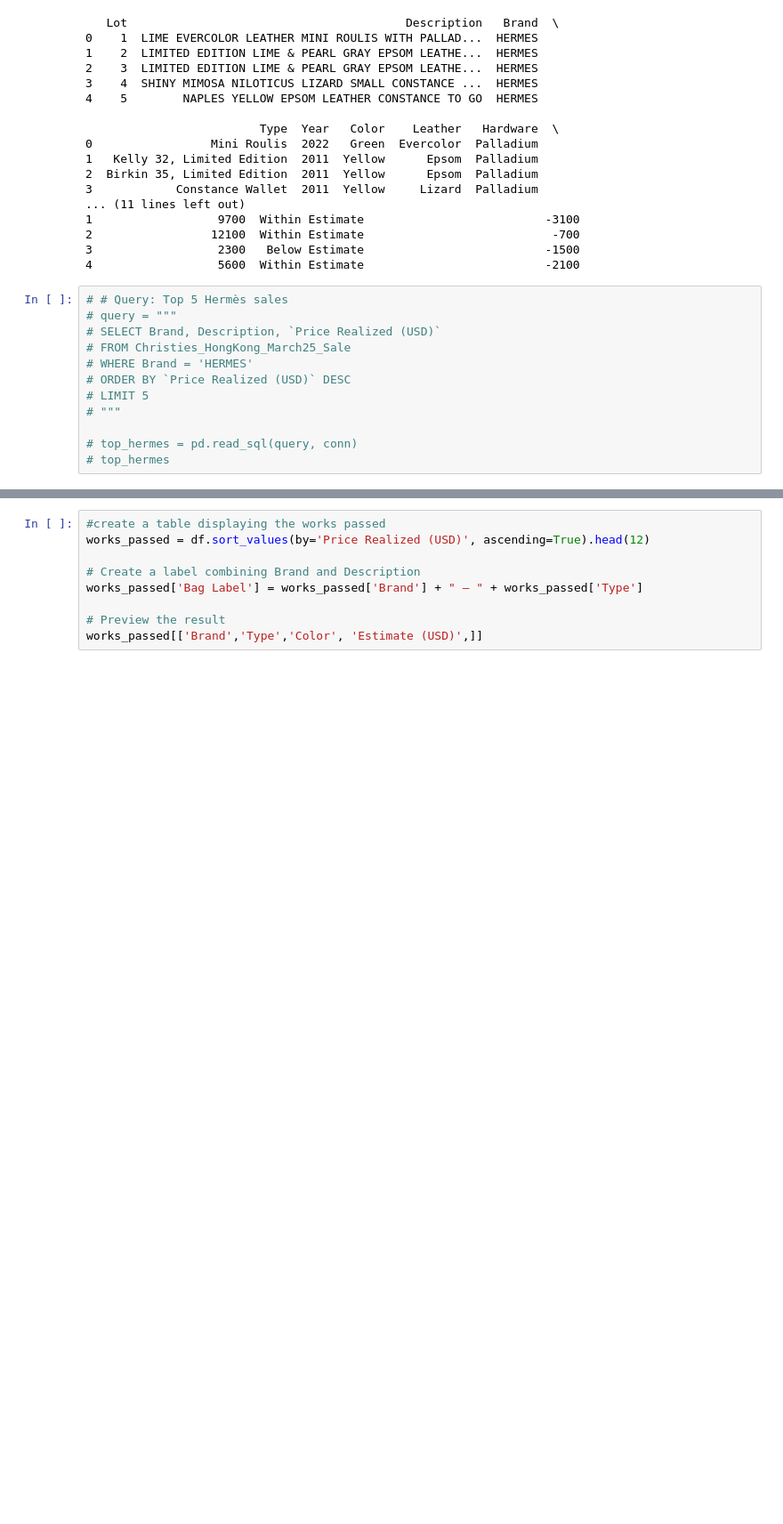
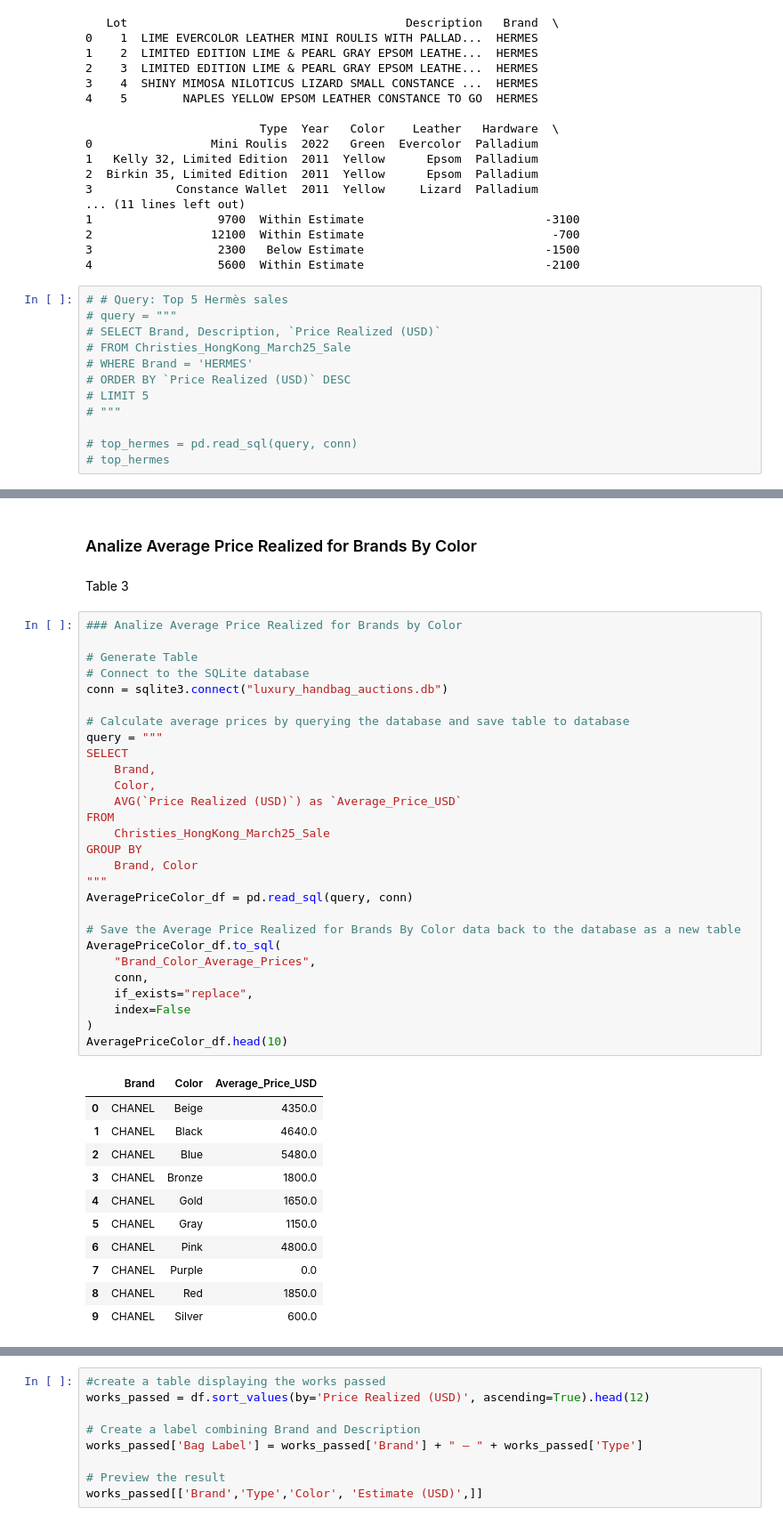
Before and after one commit to PatriciaDaher/Project3-Luxurybags, a Jupyter notebook: LuxuryBags.ipynb, the cells around one changed output, grey strips where cells are left out. Shown: that part at 89% size. Cells and saved outputs as stored; diff of their text form; blank space fills up the shorter version.

```diff
--- a/LuxuryBags.ipynb
+++ b/LuxuryBags.ipynb
@@ -511,0 +401,44 @@ alt.Chart(brand_avg).mark_bar().encode(
+# %% [markdown]
+### Analize Average Price Realized for Brands By Color
+# %% [markdown]
+Table 3
+# %%
+### Analize Average Price Realized for Brands by Color
+
+# Generate Table
+# Connect to the SQLite database
+conn = sqlite3.connect("luxury_handbag_auctions.db")
+
+# Calculate average prices by querying the database and save table to database
+query = """
+SELECT
+    Brand,
+    Color,
+    AVG(`Price Realized (USD)`) as `Average_Price_USD`
+FROM
+    Christies_HongKong_March25_Sale
+GROUP BY
+    Brand, Color
+"""
+AveragePriceColor_df = pd.read_sql(query, conn)
+
+# Save the Average Price Realized for Brands By Color data back to the database as a new table
+AveragePriceColor_df.to_sql(
+    "Brand_Color_Average_Prices",
+    conn,
+    if_exists="replace",
+    index=False
+)
+AveragePriceColor_df.head(10)
+# %% [output]
+|  | Brand | Color | Average_Price_USD |
+| 0 | CHANEL | Beige | 4350.0 |
+| 1 | CHANEL | Black | 4640.0 |
+| 2 | CHANEL | Blue | 5480.0 |
+| 3 | CHANEL | Bronze | 1800.0 |
+| 4 | CHANEL | Gold | 1650.0 |
+| 5 | CHANEL | Gray | 1150.0 |
+| 6 | CHANEL | Pink | 4800.0 |
+| 7 | CHANEL | Purple | 0.0 |
+| 8 | CHANEL | Red | 1850.0 |
+| 9 | CHANEL | Silver | 600.0 |
```
Also changed, not shown: parts of 28 cells of this notebook, 1 other file.
